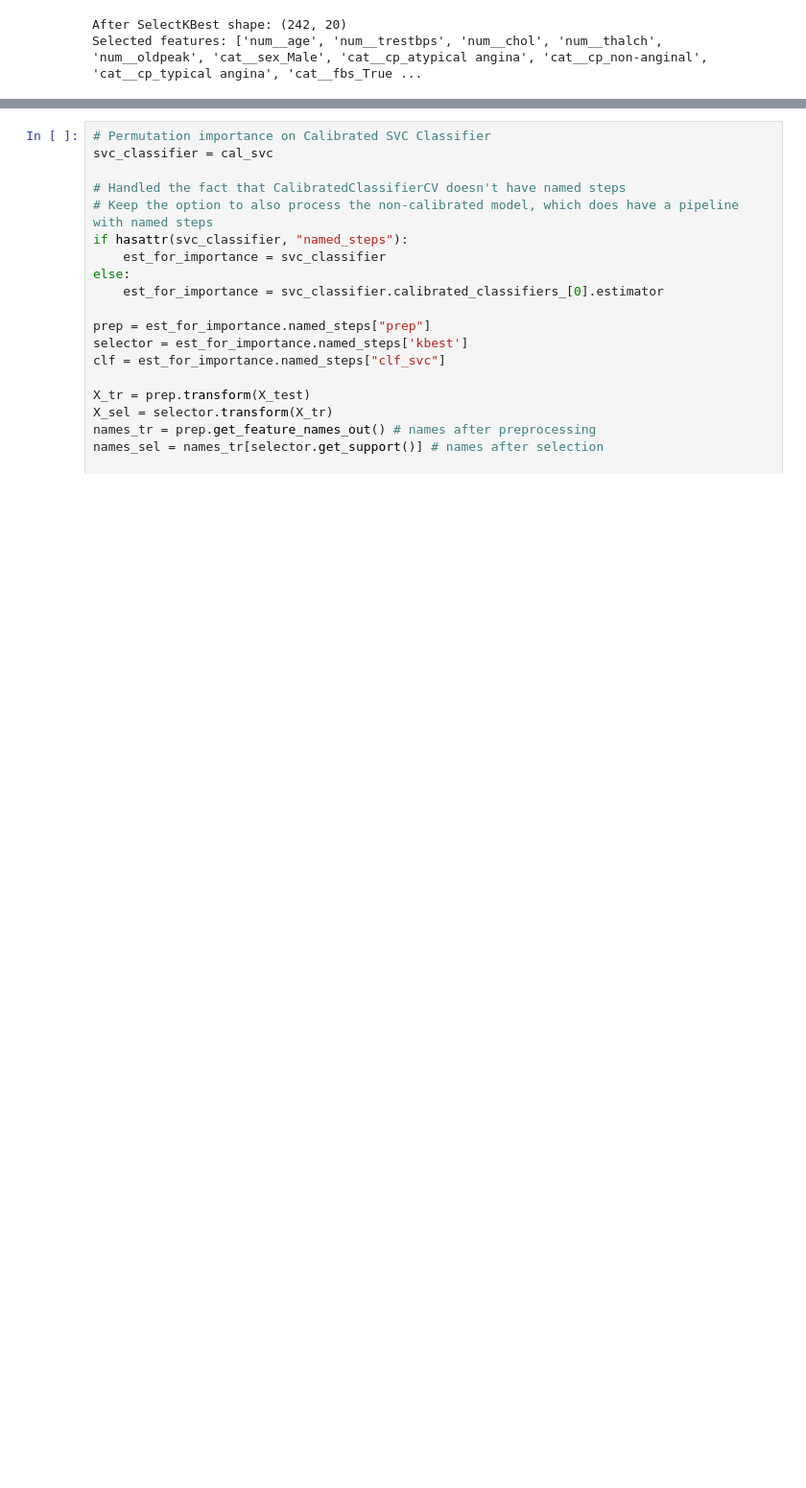
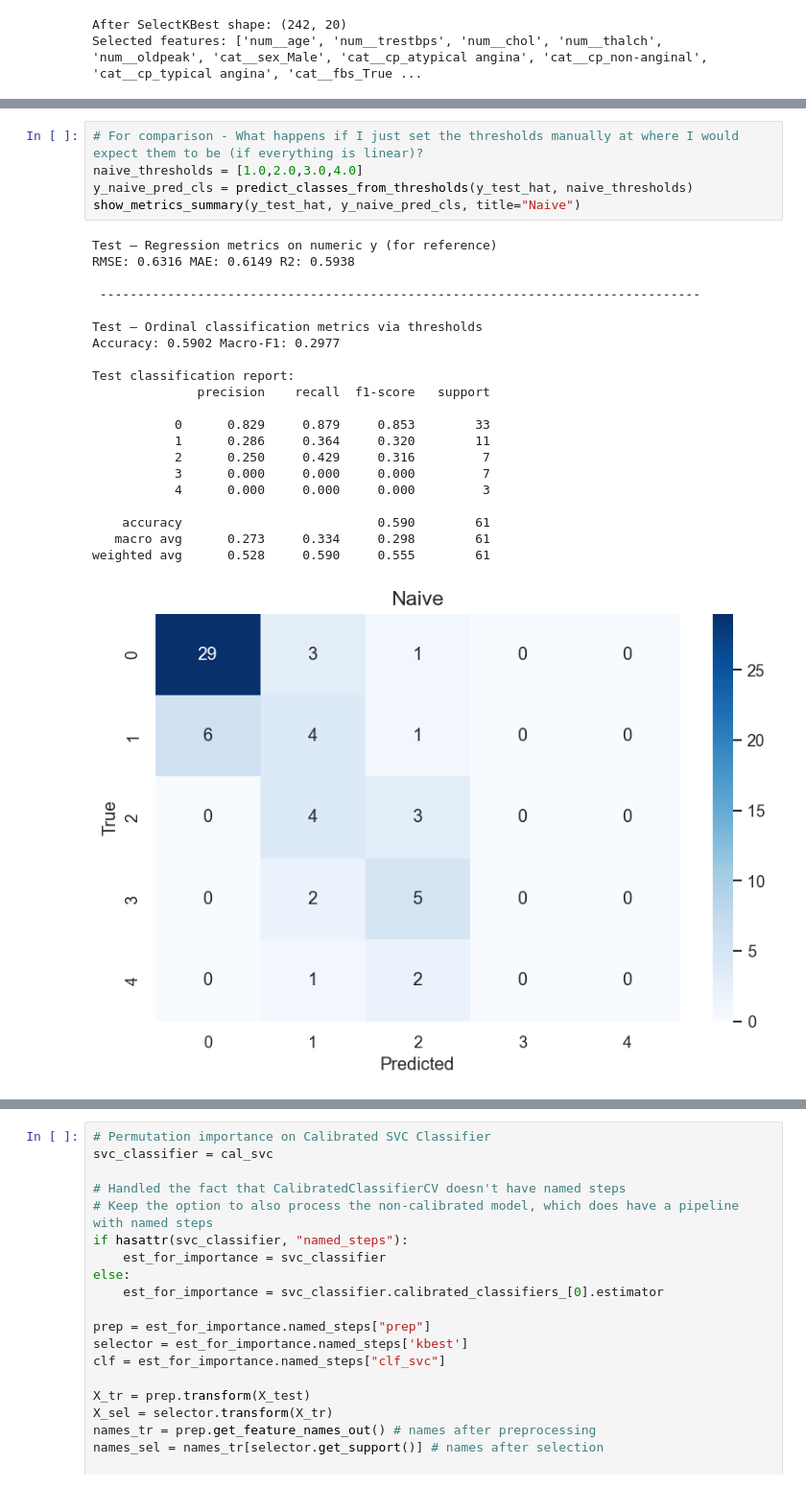
Before and after one commit to sean-coffey/ml-course-work, a Jupyter notebook: Heart_Disease_v2.ipynb, the cells around one changed output, grey strips where cells are left out. Shown at 96% size. Drawn from its saved outputs; the diff is of its cells as text; blank space fills up the shorter version.

```diff
--- a/Heart_Disease_v2.ipynb
+++ b/Heart_Disease_v2.ipynb
@@ -1154 +1153,28 @@ weighted avg      0.598     0.607     0.585        61
+# %%
+# For comparison - What happens if I just set the thresholds manually at where I would expect them to be (if everything is linear)?
+naive_thresholds = [1.0,2.0,3.0,4.0]
+y_naive_pred_cls = predict_classes_from_thresholds(y_test_hat, naive_thresholds)
+show_metrics_summary(y_test_hat, y_naive_pred_cls, title="Naive")
+# %% [output]
+Test — Regression metrics on numeric y (for reference)
+RMSE: 0.6316 MAE: 0.6149 R2: 0.5938
+
+ --------------------------------------------------------------------------------
+
+Test — Ordinal classification metrics via thresholds
+Accuracy: 0.5902 Macro-F1: 0.2977
+
+Test classification report:
+              precision    recall  f1-score   support
+
+           0      0.829     0.879     0.853        33
+           1      0.286     0.364     0.320        11
+           2      0.250     0.429     0.316         7
+           3      0.000     0.000     0.000         7
+           4      0.000     0.000     0.000         3
+
+    accuracy                          0.590        61
+   macro avg      0.273     0.334     0.298        61
+weighted avg      0.528     0.590     0.555        61
+[figure, added]
 # %% [markdown]
```
Also changed, not shown: parts of 8 cells of this notebook.
